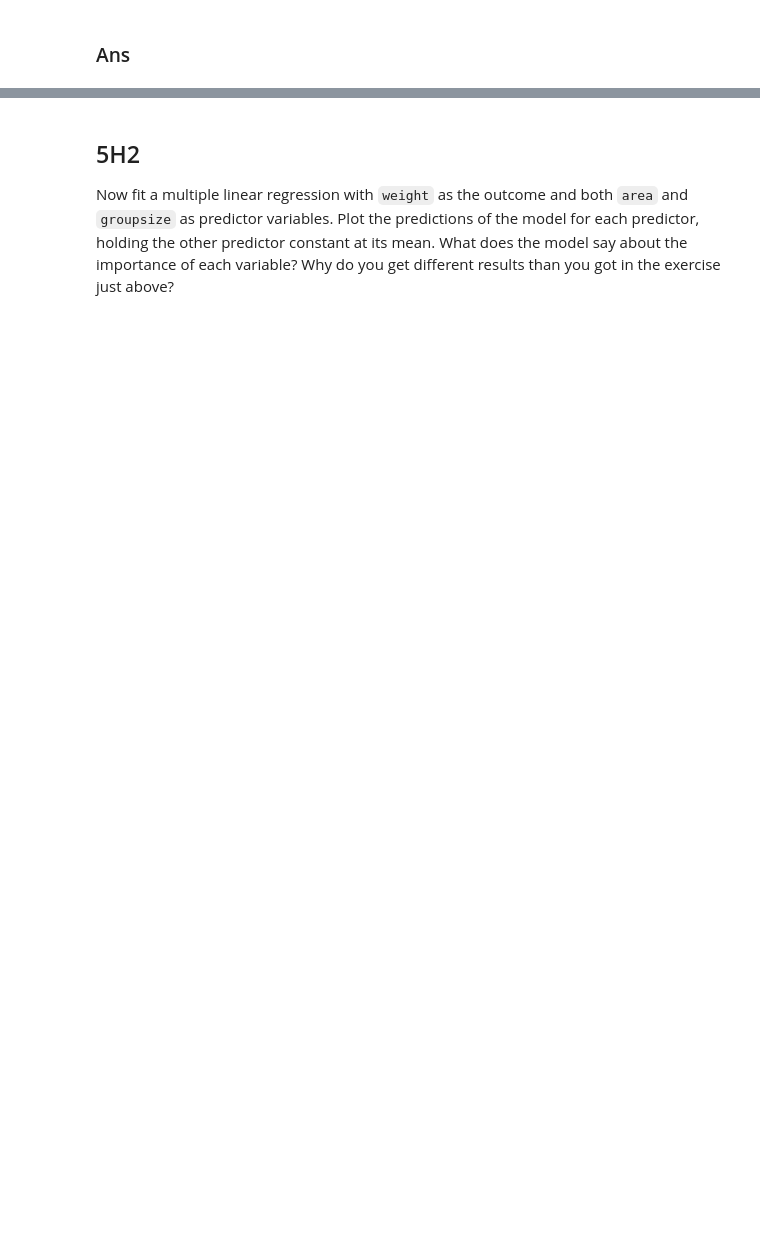
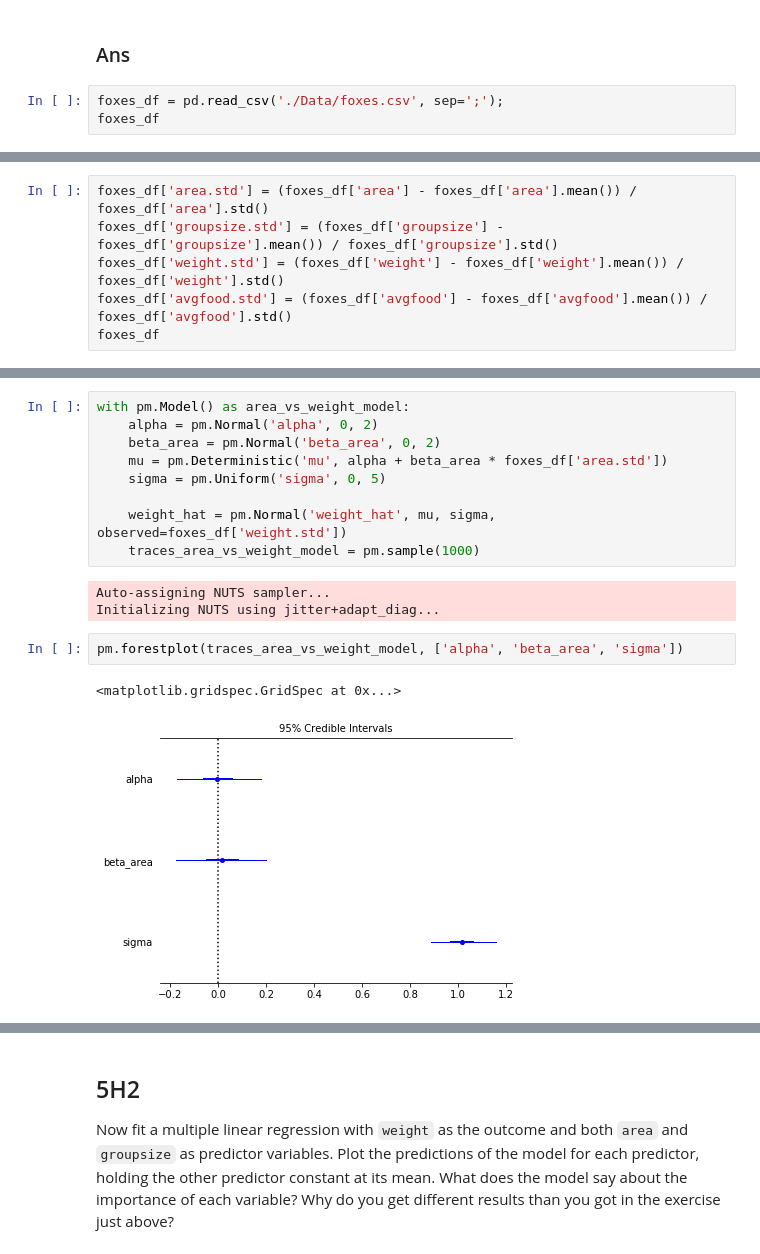
Before and after one commit to Edderic/statistical-rethinking-python-solutions, a Jupyter notebook: ch-5.ipynb, the cells around one changed output, grey strips where cells are left out. Saved outputs shown, nothing was run; the diff lists cells and outputs as text; blank space fills up the shorter version.

```diff
--- a/ch-5.ipynb
+++ b/ch-5.ipynb
@@ -547,2 +548,5 @@ fit two bivariate Gaussian regressions, using `map`: (1) body weight as a linear
 # %% [markdown]
 ### Ans
+# %%
+foxes_df = pd.read_csv('./Data/foxes.csv', sep=';');
+foxes_df
@@ -548,0 +572,6 @@ fit two bivariate Gaussian regressions, using `map`: (1) body weight as a linear
+# %%
+foxes_df['area.std'] = (foxes_df['area'] - foxes_df['area'].mean()) / foxes_df['area'].std()
+foxes_df['groupsize.std'] = (foxes_df['groupsize'] - foxes_df['groupsize'].mean()) / foxes_df['groupsize'].std()
+foxes_df['weight.std'] = (foxes_df['weight'] - foxes_df['weight'].mean()) / foxes_df['weight'].std()
+foxes_df['avgfood.std'] = (foxes_df['avgfood'] - foxes_df['avgfood'].mean()) / foxes_df['avgfood'].std()
+foxes_df
@@ -548,0 +597,17 @@ fit two bivariate Gaussian regressions, using `map`: (1) body weight as a linear
+# %%
+with pm.Model() as area_vs_weight_model:
+    alpha = pm.Normal('alpha', 0, 2)
+    beta_area = pm.Normal('beta_area', 0, 2)
+    mu = pm.Deterministic('mu', alpha + beta_area * foxes_df['area.std'])
+    sigma = pm.Uniform('sigma', 0, 5)
+
+    weight_hat = pm.Normal('weight_hat', mu, sigma, observed=foxes_df['weight.std'])
+    traces_area_vs_weight_model = pm.sample(1000)
+# %% [output]
+Auto-assigning NUTS sampler...
+Initializing NUTS using jitter+adapt_diag...
+# %%
+pm.forestplot(traces_area_vs_weight_model, ['alpha', 'beta_area', 'sigma'])
+# %% [output]
+<matplotlib.gridspec.GridSpec at 0x...>
+[figure, added]
```
Also changed, not shown: parts of 45 cells of this notebook.
